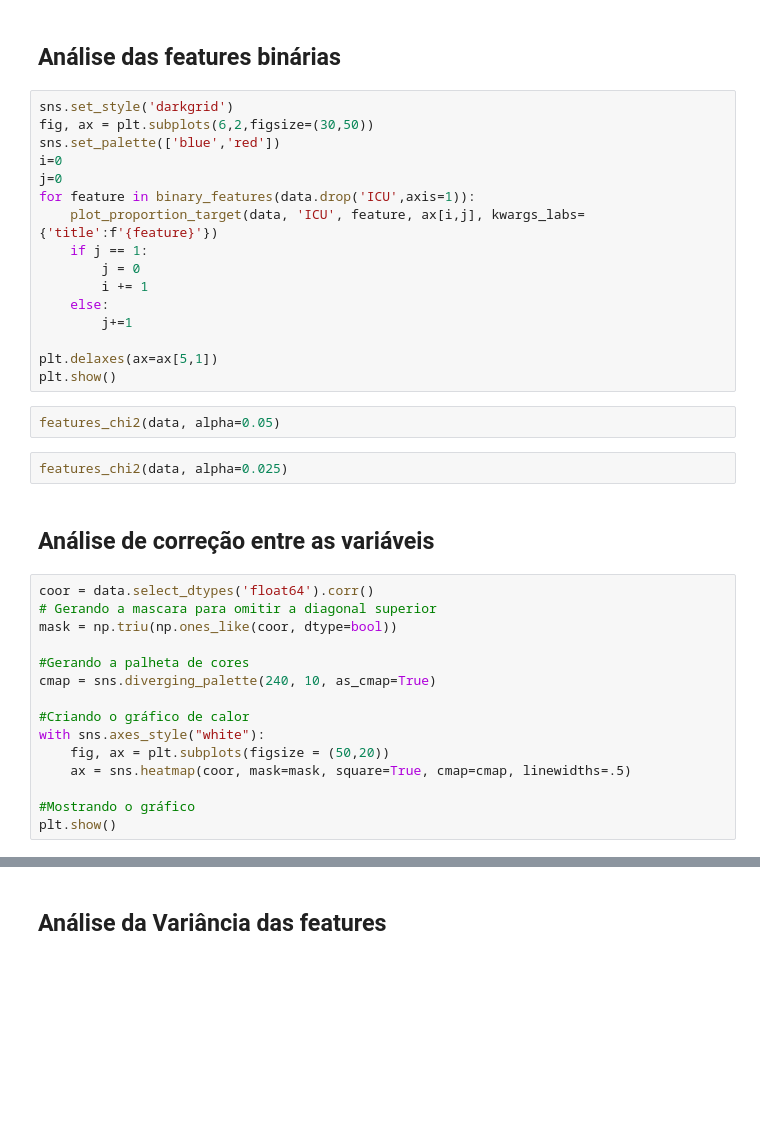
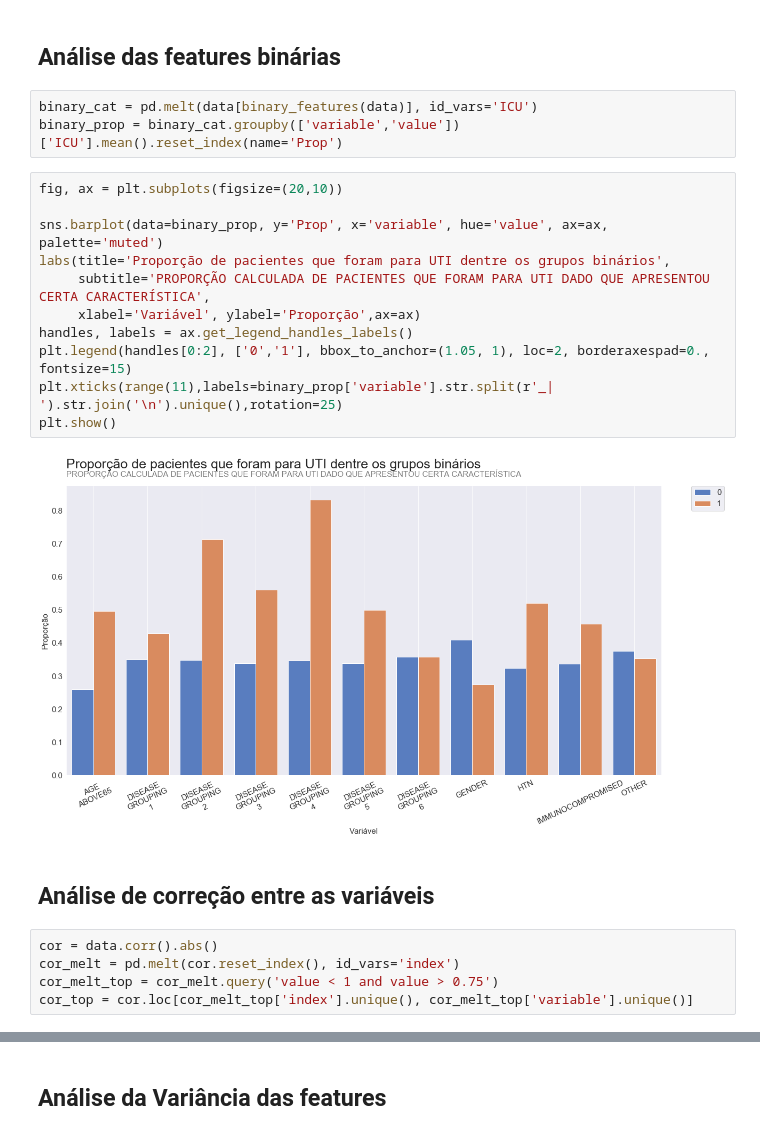
Before and after one commit to PedroHCAlmeida/Projeto_final_bootcamp, a Jupyter notebook: notebooks/Exploratory_analysis.ipynb, the cells around one changed output, grey strips where cells are left out. Cells and saved outputs as stored; diff of their text form; blank space fills up the shorter version.

```diff
--- a/notebooks/Exploratory_analysis.ipynb
+++ b/notebooks/Exploratory_analysis.ipynb
@@ -80,39 +108,25 @@ plt.show()
 # %% [markdown]
 ## Análise das features binárias
-# %%
-sns.set_style('darkgrid')
-fig, ax = plt.subplots(6,2,figsize=(30,50))
-sns.set_palette(['blue','red'])
-i=0
-j=0
-for feature in binary_features(data.drop('ICU',axis=1)):
-    plot_proportion_target(data, 'ICU', feature, ax[i,j], kwargs_labs={'title':f'{feature}'})
-    if j == 1:
-        j = 0
-        i += 1
-    else:
-        j+=1
-
-plt.delaxes(ax=ax[5,1])
-plt.show()
-# %%
-features_chi2(data, alpha=0.05)
-# %%
-features_chi2(data, alpha=0.025)
+# %%
+binary_cat = pd.melt(data[binary_features(data)], id_vars='ICU')
+binary_prop = binary_cat.groupby(['variable','value'])['ICU'].mean().reset_index(name='Prop')
+# %%
+fig, ax = plt.subplots(figsize=(20,10))
+
+sns.barplot(data=binary_prop, y='Prop', x='variable', hue='value', ax=ax, palette='muted')
+labs(title='Proporção de pacientes que foram para UTI dentre os grupos binários',
+     subtitle='PROPORÇÃO CALCULADA DE PACIENTES QUE FORAM PARA UTI DADO QUE APRESENTOU CERTA CARACTERÍSTICA',
+     xlabel='Variável', ylabel='Proporção',ax=ax)
+handles, labels = ax.get_legend_handles_labels()
+plt.legend(handles[0:2], ['0','1'], bbox_to_anchor=(1.05, 1), loc=2, borderaxespad=0., fontsize=15)
+plt.xticks(range(11),labels=binary_prop['variable'].str.split(r'_| ').str.join('\n').unique(),rotation=25)
+plt.show()
+# %% [output]
+[figure, added]
 # %% [markdown]
 ## Análise de correção entre as variáveis
-# %%
-coor = data.select_dtypes('float64').corr()
-# Gerando a mascara para omitir a diagonal superior
-mask = np.triu(np.ones_like(coor, dtype=bool))
-
-#Gerando a palheta de cores
-cmap = sns.diverging_palette(240, 10, as_cmap=True)
-
-#Criando o gráfico de calor
-with sns.axes_style("white"):
-    fig, ax = plt.subplots(figsize = (50,20))
-    ax = sns.heatmap(coor, mask=mask, square=True, cmap=cmap, linewidths=.5)
-
-#Mostrando o gráfico
-plt.show()
+# %%
+cor = data.corr().abs()
+cor_melt = pd.melt(cor.reset_index(), id_vars='index')
+cor_melt_top = cor_melt.query('value < 1 and value > 0.75')
+cor_top = cor.loc[cor_melt_top['index'].unique(), cor_melt_top['variable'].unique()]
```
Also changed, not shown: parts of 44 cells of this notebook, 14 other files.
